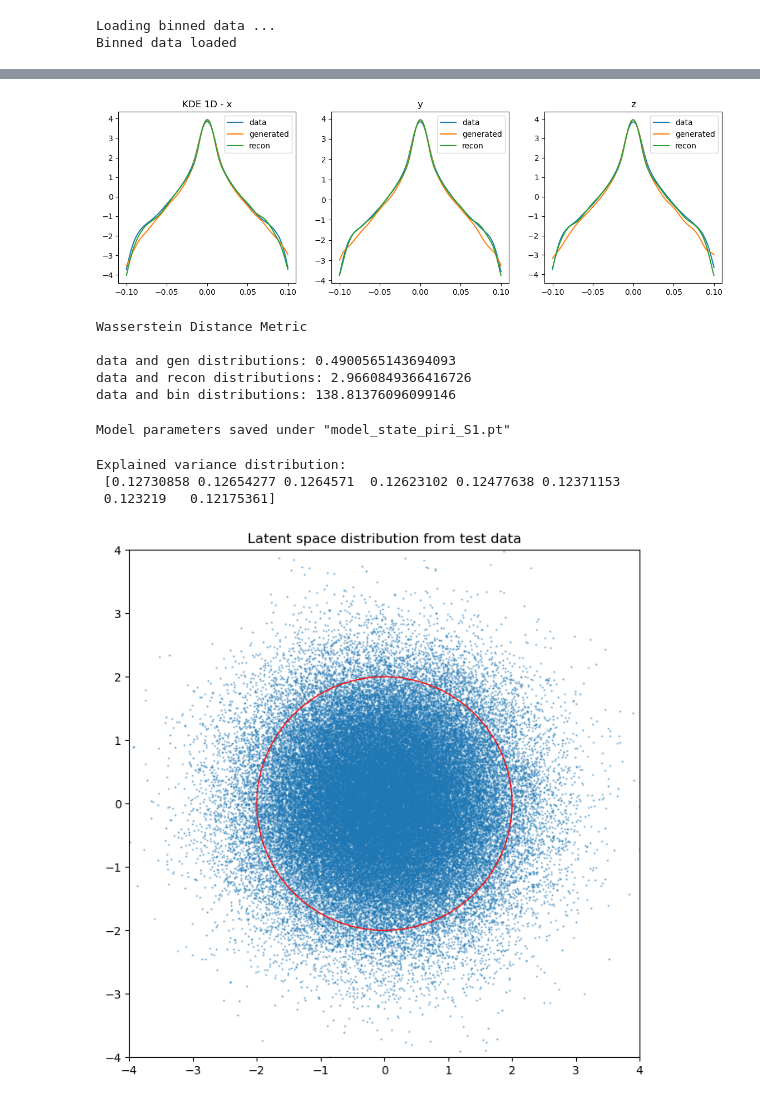
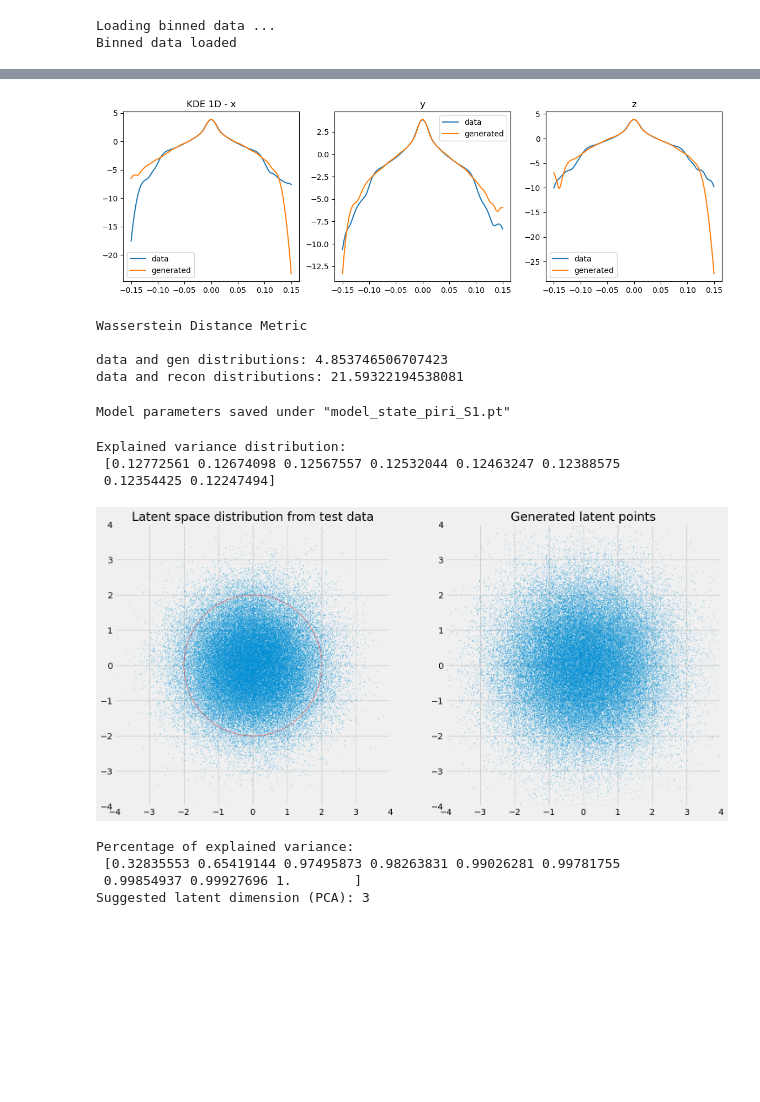
Before and after one commit to maojrs/deepRD, a Jupyter notebook: notebooks/stochasticClosure/cvae_mzs-current.ipynb, the cells around one changed output, grey strips where cells are left out. Drawn from its saved outputs; the diff is of its cells as text; code cells hidden in the pictures; blank space fills up the shorter version.

```diff
--- a/notebooks/stochasticClosure/cvae_mzs-current.ipynb
+++ b/notebooks/stochasticClosure/cvae_mzs-current.ipynb
@@ -37,6 +37,7 @@ class cvaeSampler(nn.Module):
     norm_params = (mean_input, std_input, mean_cond, std_cond) (default: (0,1,0,1)):
         mean and std of input and conditional distributions, for normalization/denormalization
     batch_norm (bool): if True, network is initialised with Batch Normalisation layers
+    cutoff (bool): if True, a cutoff radius is used when generating latent space samples
     dropout (float: [0,1): dropout probability
     """
 
@@ -52,7 +53,7 @@ class cvaeSampler(nn.Module):
         self.inputDims = self.getInputDims()
         self.G = torch.distributions.Normal(0, 1)
         self.sampling_width = sampling_width
-        self.cutoff = cutoff
+        self.cutoff = 3 if cutoff else 0
 
         if hidden_dims==None:
             # If hidden dims not given, initialising template network architecture
@@ -174,7 +175,6 @@ class cvaeSampler(nn.Module):
 
          parameters:
          label (Torch Tensor or Numpy Array): conditioning variables.
-         sampling_cutoff (bool): if True, any point sampled outside a pre-determined radius will be resampled
 
          Returns: 1-D Torch Tensor of size (input_dims)
         '''
@@ -203,7 +203,7 @@ class cvaeSampler(nn.Module):
             label = label.unsqueeze(0)
 
         # Sampling latent space and decoding
-        if not self.cutoff:
+        if self.cutoff == 0:
             samples = torch.normal(mean, std, (num_samples, self.latentDims))
 
         else:
@@ -212,7 +212,7 @@ class cvaeSampler(nn.Module):
                 while True:
                     zi = torch.normal(mean, std, (1, self.latentDims))
                     ri =  torch.linalg.vector_norm(zi)
-                    if ri < 4:
+                    if ri < self.cutoff:
                         break
 
                 samples[i] = zi[0]
@@ -223,7 +223,7 @@ class cvaeSampler(nn.Module):
         # Denormalizing output
         out = self.denormalize(out, self.mean_input, self.std_input)
 
-        return out
+        return out, samples
 
     def forward(self, x, y, returnLatent=False):
 
@@ -447,7 +447,7 @@ conditionedOn = 'piri'
 localDirectory = "/group/ag_cmb/scratch/maojrs/stochasticClosure/" + systemType + "/boxsize5/benchmark/"
 
 # Total no. of datasets
-n_datasets = 200
+n_datasets = 100
 train_split = 0.8
 
 # Sample simulation files randomly
@@ -755,7 +749,7 @@ with torch.no_grad():
     z_prior = np.random.multivariate_normal([0,0], [[1,0], [0,1]], len(inds))
 
     # Generating samples
-    generated = VAE.sample(labels, num_samples=len(labels))
+    generated, z_gen = VAE.sample(labels, num_samples=len(labels))
 
     # The above returns r_aux if bistable, (r_aux1, r_aux2) if dimer
 
@@ -776,7 +770,7 @@ with torch.no_grad():
         generated1 = generated[:, :3]
         generated2 = generated[:, 3:]
 
-    print(labels.shape, z.shape, generated.shape, r_new.shape, z_prior.shape, v_1.shape)
+    print(labels.shape, z.shape, generated.shape, r_new.shape, z_prior.shape, v1.shape)
 # %% [output]
 torch.Size([79984, 6]) torch.Size([79984, 8]) torch.Size([79984, 3]) torch.Size([79984, 3]) (79984, 2) torch.Size([79984, 3])
 # %%
@@ -981,24 +987,22 @@ for i in range(len(plot_titles)):
     ax.plot(grid_1d, pdf_data_1d, label = 'data')
     ax.plot(grid_1d, pdf_gen_1d, label = 'generated')
     #ax.plot(grid_1d, pdf_bin_1d, label='binning')
-    ax.plot(grid_1d, pdf_rec_1d, label='recon')
+    #ax.plot(grid_1d, pdf_rec_1d, label='recon')
     ax.set_title(plot_titles[i])
     ax.legend()
 
 fig.show()
 # %% [output]
-[figure, old version]
+[figure, new version]
 # %%
 print("Wasserstein Distance Metric \n")
 print('data and gen distributions:', wasserstein_distance_nd(pdf_data_3d, pdf_gen_3d))
 print('data and recon distributions:', wasserstein_distance_nd(pdf_data_3d, pdf_rec_3d))
-print('data and bin distributions:', wasserstein_distance_nd(pdf_data_3d, pdf_bin_3d))
 # %% [output]
 Wasserstein Distance Metric
 
-data and gen distributions: 0.4900565143694093
-data and recon distributions: 2.9660849366416726
-data and bin distributions: 138.81376096099146
+data and gen distributions: 4.853746506707423
+data and recon distributions: 21.59322194538081
 # %%
 # Save model parameters
 save_model = True
@@ -1011,26 +1015,52 @@ Model parameters saved under "model_state_piri_S1.pt"
 # %%
 # Estimating mean and cov of latent space distribution
 latent_mean = np.mean(np.array(z), axis=0)
 latent_cov = np.cov(np.array(z), rowvar=0)
+#print(latent_mean, [latent_cov[i, i] for i in range(latentDims)])
 
 
 # Extracting principal components
-pca = PCA(n_components=8)
+pca = PCA(n_components=latentDims)
 pca.fit(z)
 print('Explained variance distribution:\n', pca.explained_variance_ratio_)
 
 lax = 4
+#pts = np.random.choice(inds, 10000)
 
-fig, ax = plt.subplots(figsize=(8,8))
-ax.scatter(z[inds, 0], z[inds, 1], s=0.5, alpha=0.5)
+fig, (ax1, ax2) = plt.subplots(1,2, figsize=(16,8))
+
+ax1.scatter(z[inds, 0], z[inds, 1], s=0.5, alpha=0.5)
 circle1 = plt.Circle((0, 0), 2, color='r', fill=False)
-ax.add_patch(circle1)
-ax.set_xlim([-lax, lax])
-ax.set_ylim([-lax, lax])
-ax.set_title('Latent space distribution from test data')
+ax1.add_patch(circle1)
+ax1.set_xlim([-lax, lax])
+ax1.set_ylim([-lax, lax])
+ax1.set_title('Latent space distribution from test data')
+
+ax2.scatter(z_gen[inds, 0], z_gen[inds, 1], s=0.5, alpha=0.5)
+circle1 = plt.Circle((0, 0), VAE.cutoff, color='r', fill=False)
+ax2.add_patch(circle1)
+ax2.set_xlim([-lax, lax])
+ax2.set_ylim([-lax, lax])
+ax2.set_title('Generated latent points')
+
 fig.show()
 # %% [output]
 Explained variance distribution:
- [0.12730858 0.12654277 0.1264571  0.12623102 0.12477638 0.12371153
- 0.123219   0.12175361]
+ [0.12772561 0.12674098 0.12567557 0.12532044 0.12463247 0.12388575
+ 0.12354425 0.12247494]
-[figure, old version]
+[figure, new version]
+# %%
+pca_data = torch.cat((inputVars, conditionalVars), dim=1)
+
+pca = PCA().fit(pca_data)
+explained_variance = pca.explained_variance_ratio_.cumsum()
+
+print('Percentage of explained variance:\n' ,explained_variance)
+
+latent_dim_pca = (explained_variance < 0.95).sum() + 1
+print(f"Suggested latent dimension (PCA): {latent_dim_pca}")
+# %% [output]
+Percentage of explained variance:
+ [0.32835553 0.65419144 0.97495873 0.98263831 0.99026281 0.99781755
+ 0.99854937 0.99927696 1.        ]
+Suggested latent dimension (PCA): 3
```
Also changed, not shown: parts of 13 cells of this notebook, 2 other files.
